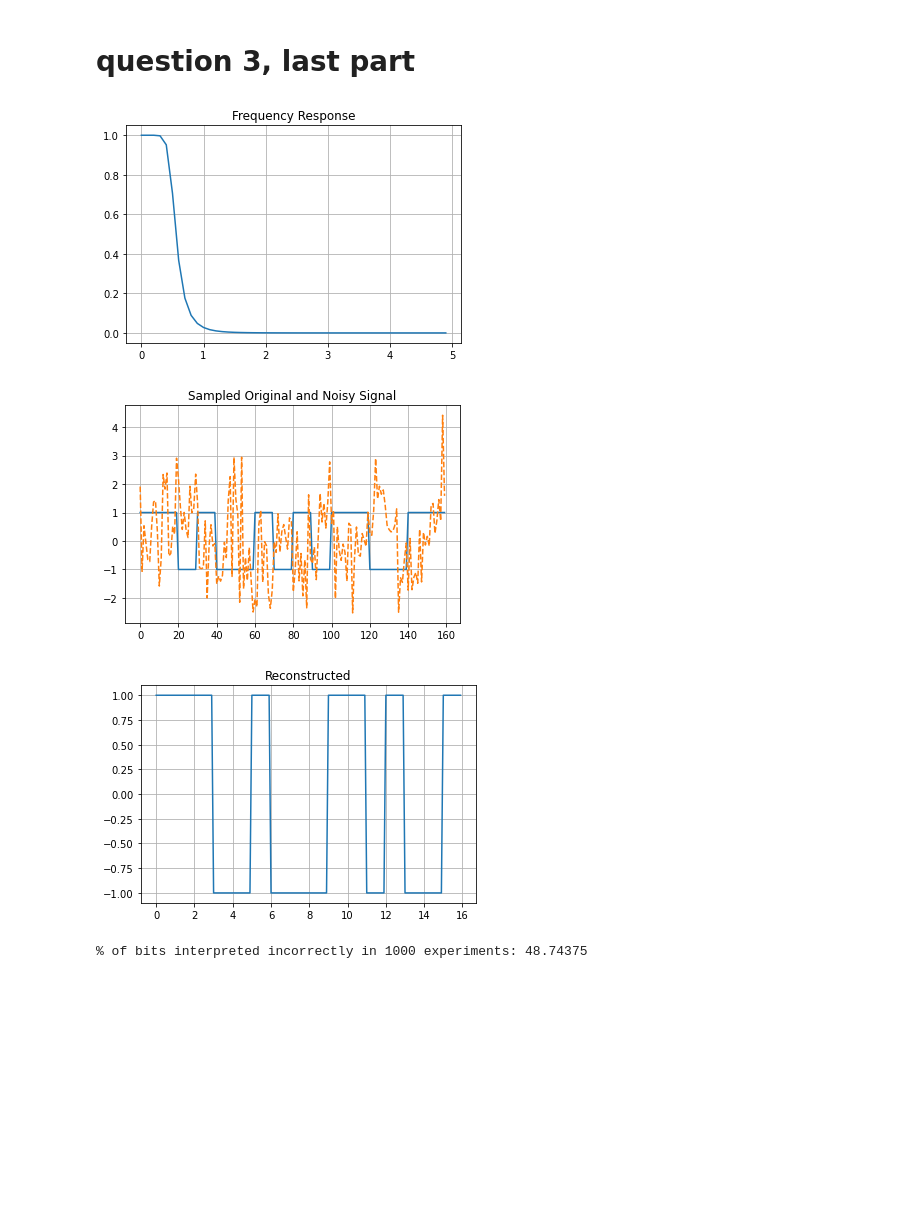
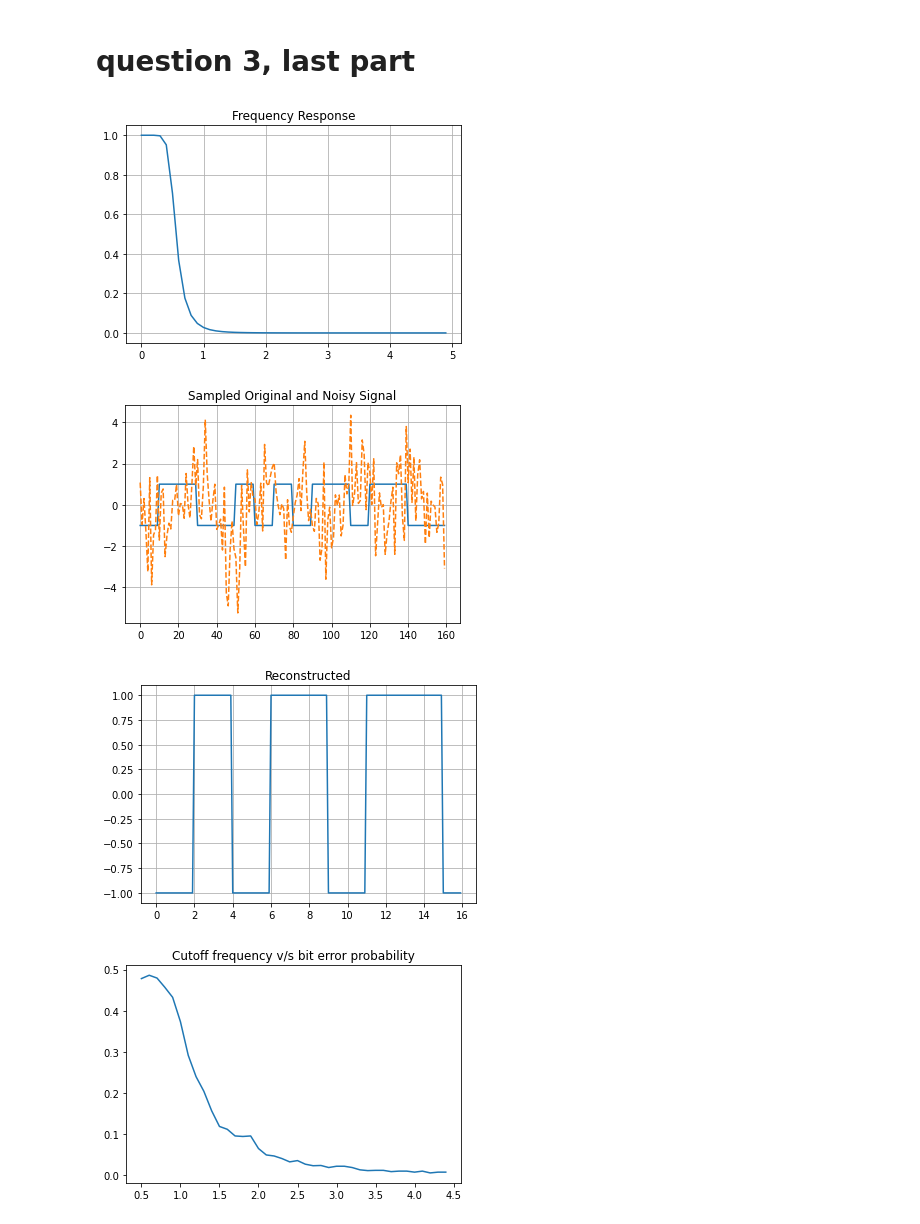
Before and after one commit to shantanutyagi67/CT303_Labs, a Jupyter notebook: lab7/channel.ipynb, the cells around one changed output. Saved outputs shown, nothing was run; the diff lists cells and outputs as text; code cells hidden in the pictures; blank space fills up the shorter version.

```diff
--- a/lab7/channel.ipynb
+++ b/lab7/channel.ipynb
@@ -168,3 +170,40 @@ def _2n3(A,n,T,samples,dt,fcut,nvar,figvar):
+# %%
+def _3(A,n,T,samples,dt,fcut,nvar,figvar):
+
+    #Cutoff frequency v/s bit error probability graph
+    nvar = 1;
+    freqcut = np.arange(0.5,4.5,0.1)
+    val = np.empty([freqcut.shape[0]])
+    for j in range(freqcut.shape[0]):
+        val[j] = _2n3(A,n,T,samples,dt,freqcut[j],nvar,figvar)
+
+    plt.figure
+    plt.plot(freqcut,val)
+    plt.title('Cutoff frequency v/s bit error probability')
+    plt.show()
+
+    #Variance v/s bit error probability graph
+    fcut = 1.5
+    variance = np.arange(0,10,0.1)
+    val = np.empty([variance.shape[0]])
+    for j in range(variance.shape[0]):
+        val[j] = _2n3(A,n,T,samples,dt,fcut,variance[j],figvar)
+
+    plt.figure
+    plt.plot(variance,val)
+    plt.title('Variance v/s bit error probability')
+    plt.show()
+
+    #Amplitude v/s bit error probability graph
+    amplitude = np.arange(0.1,10,0.1)
+    val = np.empty([amplitude.shape[0]])
+    for j in range(amplitude.shape[0]):
+        val[j] = _2n3(amplitude[j],n,T,samples,dt,fcut,nvar,figvar)
+
+    plt.figure
+    plt.plot(amplitude,val)
+    plt.title('Amplitude v/s bit error probability')
+    plt.show()
 # %%
 A = 1
 n = 16
@@ -245,15 +269,17 @@ _2n3(A,n,T,samples,dt,fcut,nvar,figvar)
 # %%
 A = 1
 n = 16
 T = 1
 dt = 1/samples
 fcut=0.5
-nvar = 1
+nvar = 2
 samples = 10
 figvar=1
 _2n3(A,n,T,samples,dt,fcut,nvar,figvar)
+figvar=0
+_3(A,n,T,samples,dt,fcut,nvar,figvar)
 # %% [output]
 [figure]
-[figure, old version]
+[figure, new version]
-[figure, old version]
+[figure, new version]
-% of bits interpreted incorrectly in 1000 experiments: 48.74375
+[figure, added]
```
Also changed, not shown: parts of 6 cells of this notebook.
